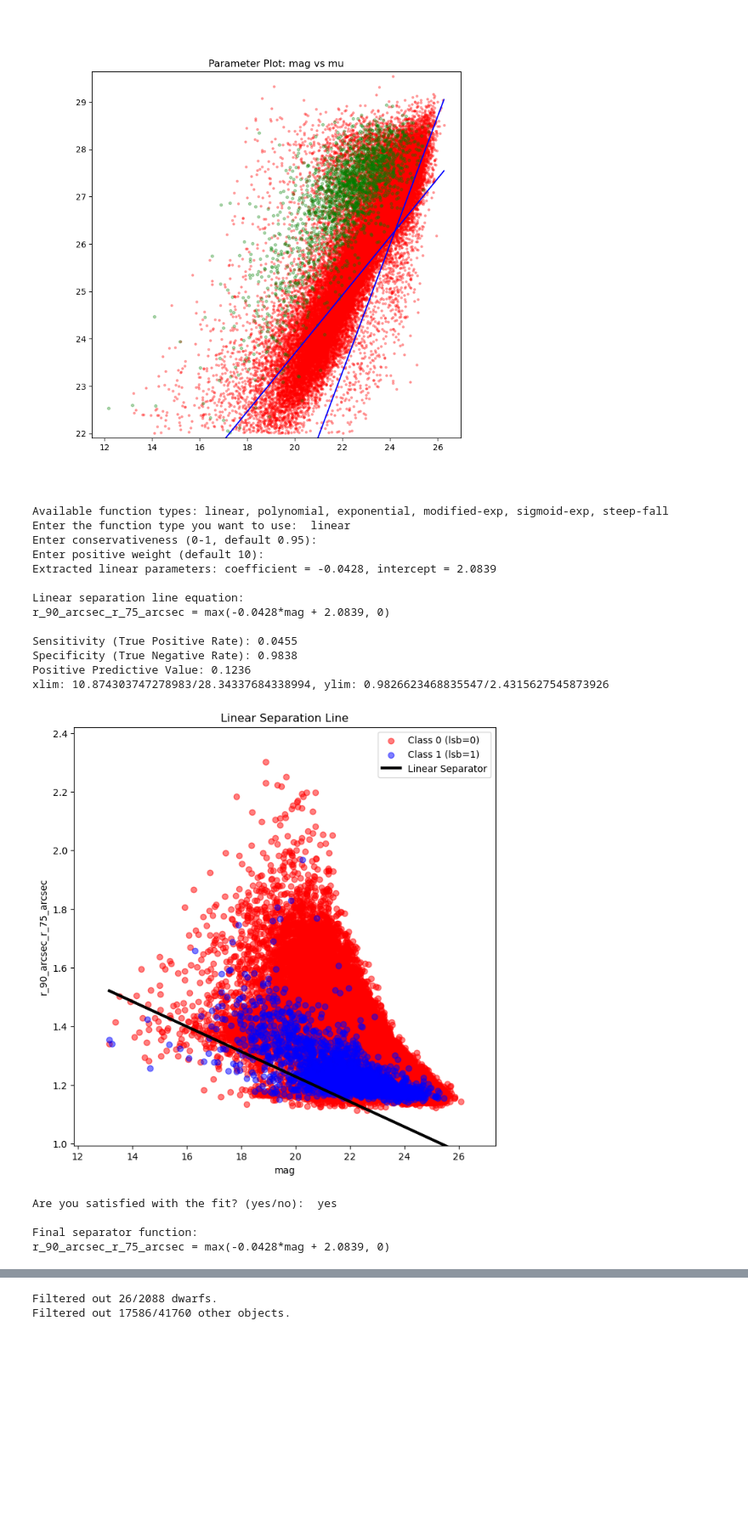
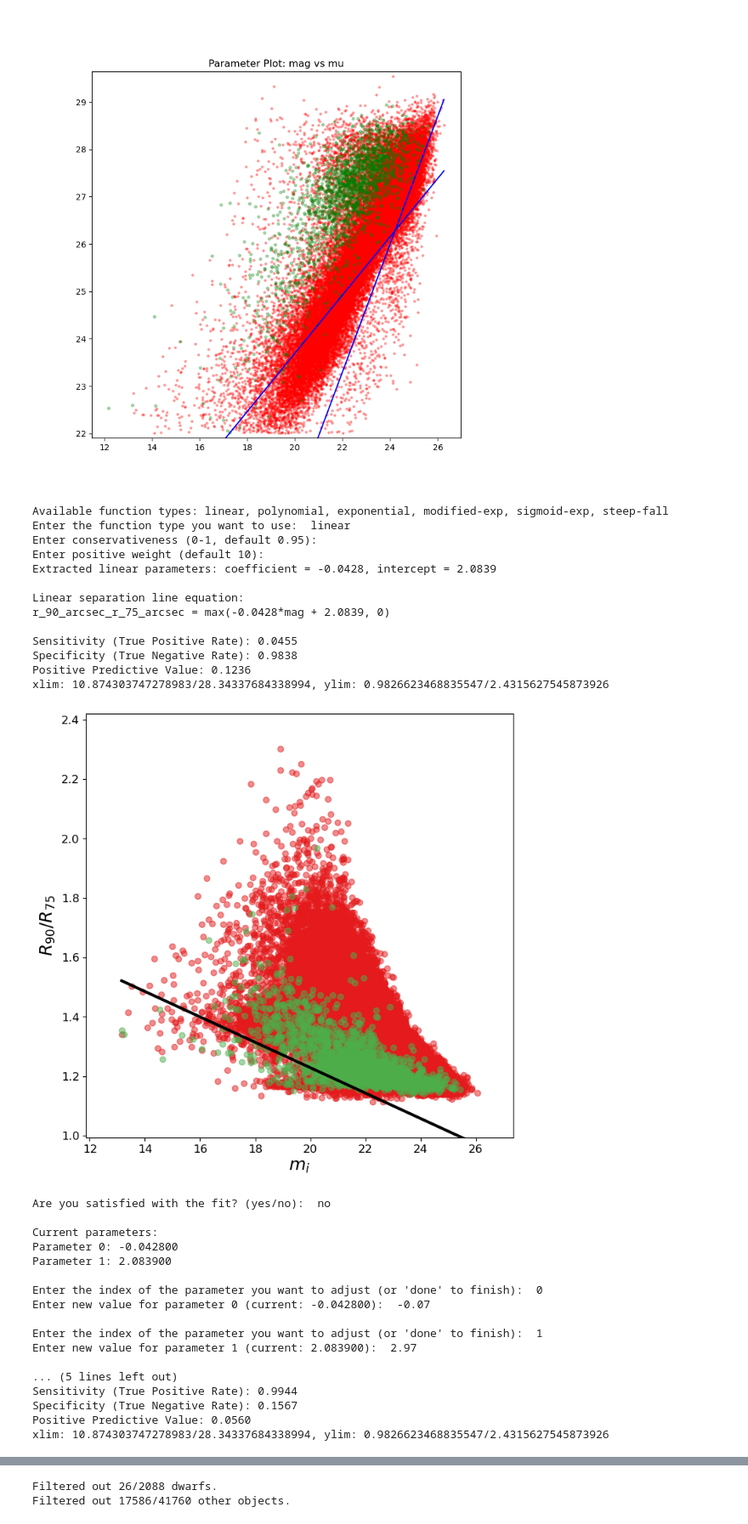
Before and after one commit to heesters-nick/DwarForge, a Jupyter notebook: notebooks/data_accretion.ipynb, the cells around one changed output, grey strips where cells are left out. Shown at 85% size. Drawn from its saved outputs; the diff is of its cells as text; code cells hidden in the pictures; blank space fills up the shorter version.

```diff
--- a/notebooks/data_accretion.ipynb
+++ b/notebooks/data_accretion.ipynb
@@ -17,6 +17,19 @@ import matplotlib.pyplot as plt
 import h5py
 import re
 %matplotlib inline
+
+# color blind friendly palette for plotting
+colors = {
+    "blue": "#377eb8",
+    "orange": "#ff7f00",
+    "green": "#4daf4a",
+    "pink": "#f781bf",
+    "brown": "#a65628",
+    "purple": "#984ea3",
+    "gray": "#999999",
+    "red": "#e41a1c",
+    "yellow": "#dede00",
+}
 # %% [markdown]
 # Paths
 # %%
@@ -1915,11 +1930,11 @@ def evaluate_separator(X, y, sep_func):
 
     return sensitivity, specificity, positive_predictive_value
 
-def plot_separator(X, y, sep_func, param1, param2, func_type):
+def plot_separator(X, y, sep_func, param1, param2, func_type, save_plot=True):
     plt.close('all')
     plt.figure(figsize=(8, 8))
-    plt.scatter(X[y == 0][:, 0], X[y == 0][:, 1], c='r', label='Class 0 (lsb=0)', alpha=0.5)
-    plt.scatter(X[y == 1][:, 0], X[y == 1][:, 1], c='b', label='Class 1 (lsb=1)', alpha=0.5)
+    plt.scatter(X[y == 0][:, 0], X[y == 0][:, 1], c=colors['red'], label='Non-dwarf candidates', alpha=0.5)
+    plt.scatter(X[y == 1][:, 0], X[y == 1][:, 1], c=colors['green'], label='Literature dwarfs', alpha=0.5)
 
     x_range = np.linspace(X[:, 0].min(), X[:, 0].max(), 1000)
     plt.plot(x_range, sep_func(x_range), color='black', lw=3, label=f'{func_type.capitalize()} Separator')
@@ -1930,10 +1945,15 @@ def plot_separator(X, y, sep_func, param1, param2, func_type):
     plt.xlim(X[:, 0].min()-(xinterval/10), X[:, 0].max()+(xinterval/10))
     plt.ylim(X[:, 1].min()-(yinterval/10), X[:, 1].max()+(yinterval/10))
     print(f'xlim: {X[:, 0].min()-(X[:, 0].mean()/10)}/{X[:, 0].max()+(X[:, 0].mean()/10)}, ylim: {X[:, 1].min()-(X[:, 1].mean()/10)}/{X[:, 1].max()+(X[:, 1].mean()/10)}')
-    plt.xlabel(param1)
-    plt.ylabel(param2)
-    plt.legend()
-    plt.title(f'{func_type.capitalize()} Separation Line')
+    plt.xlabel(r'$m_{i}$', fontsize=18)
+    # <\mu_{r}>_{e}
+    plt.xticks(fontsize=12)
+    plt.ylabel(r'$R_{90}/R_{75}$', fontsize=18)
+    plt.yticks(fontsize=12)
+    # plt.legend(fontsize=13)
+    # plt.title(f'{func_type.capitalize()} Separation Line')
+    if save_plot:
+        plt.savefig('/arc/home/heestersnick/dwarforge/figures/filter_plot_r_90_r_75_mag_i.png', dpi=300, bbox_inches='tight')
     plt.show()
 
 def adjust_parameters(func_type, popt, param1):
@@ -2082,35 +2102,48 @@ def main(df, param1, param2, class_column):
 # Define column names
 PARAM1 = 'mag'
 log_param1 = False
 PARAM2 = 'r_90_arcsec_r_75_arcsec'
 log_param2 = False
 CLASS_COLUMN = 'lsb'
 # Run the analysisparam
 if __name__ == "__main__":
     training_data_mod = training_data_i[training_data_i['r_10_arcsec'] > 0.].reset_index(drop=True)
     training_data_mod = training_data_mod[training_data_mod['r_25_arcsec'] > 0.].reset_index(drop=True)
     # training_data_mod = training_data_i[training_data_i['mu_median'] > 0.].reset_index(drop=True)
     training_data_mod = add_fraction_to_df(training_data_mod, 'r_90_arcsec', 'r_75_arcsec', log=log_param2)
     # training_data_mod = add_fraction_to_df(training_data_mod, 're_arcsec', 'r_10_arcsec', log=False)
     if log_param1:
         training_data_mod = add_log_to_df(training_data_mod, 'mag')
     main(training_data_mod, PARAM1, PARAM2, CLASS_COLUMN)
 # %% [output]
 Available function types: linear, polynomial, exponential, modified-exp, sigmoid-exp, steep-fall
 Enter the function type you want to use:  linear
 Enter conservativeness (0-1, default 0.95):
 Enter positive weight (default 10):
 Extracted linear parameters: coefficient = -0.0428, intercept = 2.0839
 
 Linear separation line equation:
 r_90_arcsec_r_75_arcsec = max(-0.0428*mag + 2.0839, 0)
 
 Sensitivity (True Positive Rate): 0.0455
 Specificity (True Negative Rate): 0.9838
 Positive Predictive Value: 0.1236
 xlim: 10.874303747278983/28.34337684338994, ylim: 0.9826623468835547/2.4315627545873926
-[figure, old version]
+[figure, new version]
-Are you satisfied with the fit? (yes/no):  yes
+Are you satisfied with the fit? (yes/no):  no
 
-Final separator function:
-r_90_arcsec_r_75_arcsec = max(-0.0428*mag + 2.0839, 0)
+Current parameters:
+Parameter 0: -0.042800
+Parameter 1: 2.083900
+
+Enter the index of the parameter you want to adjust (or 'done' to finish):  0
+Enter new value for parameter 0 (current: -0.042800):  -0.07
+
+Enter the index of the parameter you want to adjust (or 'done' to finish):  1
+Enter new value for parameter 1 (current: 2.083900):  2.97
+
+... (5 lines left out)
+Sensitivity (True Positive Rate): 0.9944
+Specificity (True Negative Rate): 0.1567
+Positive Predictive Value: 0.0560
+xlim: 10.874303747278983/28.34337684338994, ylim: 0.9826623468835547/2.4315627545873926
```
Also changed, not shown: parts of 3 cells of this notebook, 6 other files.
